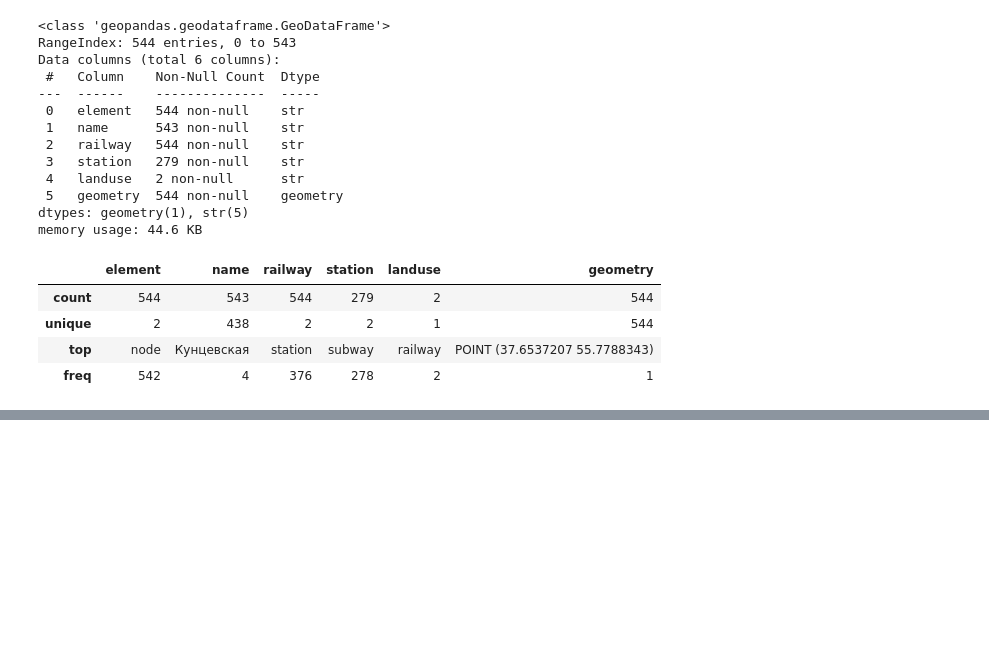
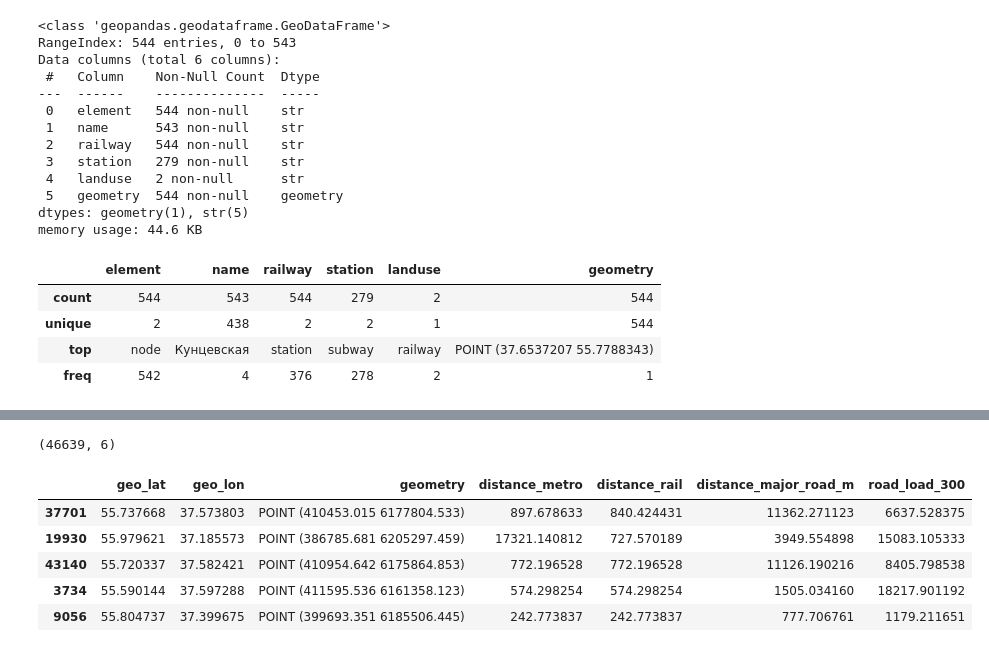
Before and after one commit to bes-leak/estate_trading_system, a Jupyter notebook: src/train_model/calc_transports_features.ipynb, the cells around one changed output, grey strips where cells are left out. Drawn from its saved outputs; the diff is of its cells as text; code cells hidden in the pictures; blank space fills up the shorter version.

```diff
--- a/src/train_model/calc_transports_features.ipynb
+++ b/src/train_model/calc_transports_features.ipynb
@@ -138,0 +324,11 @@ rail.describe()
+# %%
+major_roads = roads[(roads["highway"] == 'motorway') | (roads["highway"] == 'trunk')]
+
+roads_dists = gpd.sjoin_nearest(
+    points,
+    major_roads[["geometry"]],
+    how="left",
+    distance_col="d",
+)
+
+roads_dists.describe(), roads_dists.duplicated().sum()
@@ -138,0 +356,5 @@ rail.describe()
+# %%
+points["distance_major_road_m"] = roads_dists.groupby(level=0)["d"].first()
+points.shape
+# %% [output]
+(46639, 6)
@@ -138,0 +372,11 @@ rail.describe()
+# %%
+pairs["w_len"] = lengths_inside * pairs["load"].values
+points["road_load_300"] = pairs.groupby(level=0)["w_len"].sum().reindex(points.index, fill_value=0)
+points.sample(5)
+# %% [output]
+|  | geo_lat | geo_lon | geometry | distance_metro | distance_rail | distance_major_road_m | road_load_300 |
+| 37701 | 55.737668 | 37.573803 | POINT (410453.015 6177804.533) | 897.678633 | 840.424431 | 11362.271123 | 6637.528375 |
+| 19930 | 55.979621 | 37.185573 | POINT (386785.681 6205297.459) | 17321.140812 | 727.570189 | 3949.554898 | 15083.105333 |
+| 43140 | 55.720337 | 37.582421 | POINT (410954.642 6175864.853) | 772.196528 | 772.196528 | 11126.190216 | 8405.798538 |
+| 3734 | 55.590144 | 37.597288 | POINT (411595.536 6161358.123) | 574.298254 | 574.298254 | 1505.034160 | 18217.901192 |
+| 9056 | 55.804737 | 37.399675 | POINT (399693.351 6185506.445) | 242.773837 | 242.773837 | 777.706761 | 1179.211651 |
```
Also changed, not shown: parts of 25 cells of this notebook.
